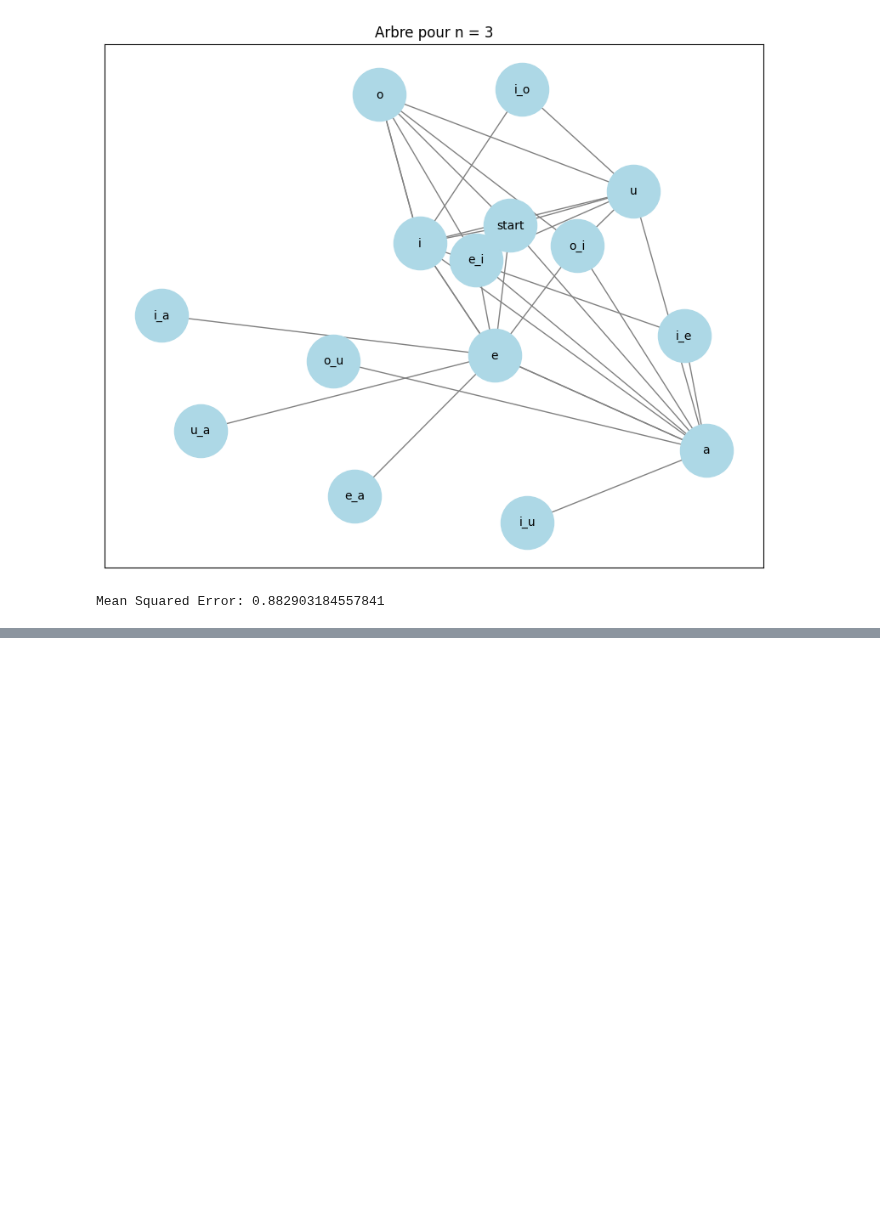
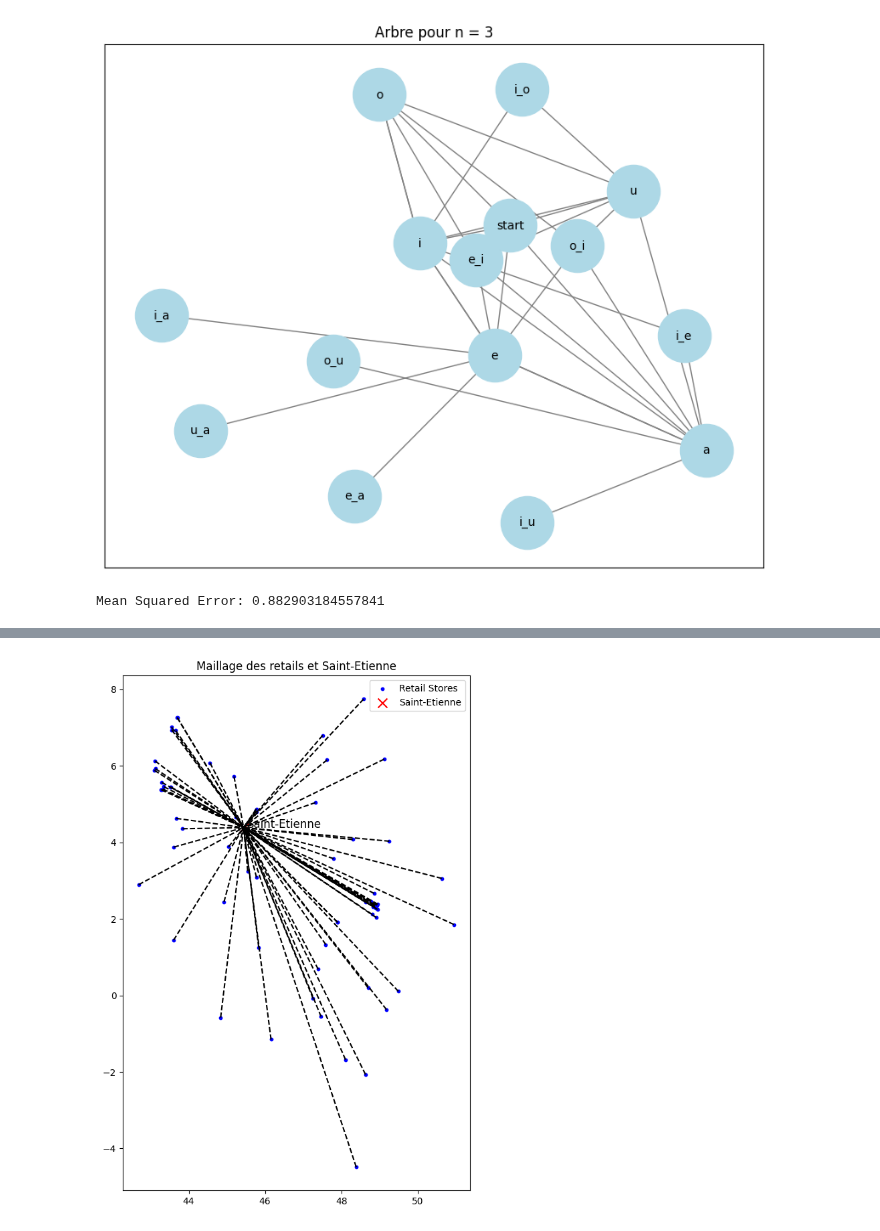
Before and after one commit to louislhotte/Manim-animation, a Jupyter notebook: main.ipynb, the cells around one changed output, grey strips where cells are left out. Drawn from its saved outputs; the diff is of its cells as text; code cells hidden in the pictures; blank space fills up the shorter version.

```diff
--- a/main.ipynb
+++ b/main.ipynb
@@ -175,0 +284,74 @@ Mean Squared Error: 0.882903184557841
+# %%
+# Modifying the code to only show Saint-Etienne as the production site, with a label for Saint-Etienne
+
+import geopandas as gpd
+import pandas as pd
+from shapely.geometry import Point
+from scipy.spatial import KDTree
+import matplotlib.pyplot as plt
+
+retail_stores = [
+    "Levallois", "Evry", "Hyeres", "Marseille 3", "Saumur", "Lyon 2", "Metz", "Vesoul", "Tours",
+    "Strasbourg", "Lyon 3", "Aix en provence 1", "Toulon", "Marseille 13", "Aurillac", "Paris 14",
+    "Saint-denis", "Issoire", "Montbéliard", "Villeurbanne", "Nice", "Aubagne", "Marne la vallée",
+    "Perpignan", "Lille", "Orléans 1", "Nice 2", "Limoges", "Gap", "Nïmes", "Avignon", "Toulouse",
+    "Grasse", "Saint-Etienne", "Le puy en velais", "Calais", "Paris 19", "Aix en provence 2",
+    "Annonay", "Nanterre", "Evreux", "Bordeaux", "Montpellier", "Chambourcy", "La Rochelle",
+    "Ecully", "Paris 12", "Dijon", "La Seyne sur mer", "Lyon 4", "Auxerre", "Stains", "Orléans 2",
+    "Clermont-Ferrand", "Caen", "Creteil", "Brest", "Marseille 2", "Angers", "Grenoble", "Troyes",
+    "Marseille 7", "Arles", "Argenteuil", "Reims", "Le Havre", "Paris 17", "Dinart", "Blois",
+    "Rennes", "Versailles", "Mandelieue"
+]
+
+production_sites = ["Saint-Etienne"]
+
+retail_df = pd.DataFrame(retail_stores, columns=["City"])
+production_df = pd.DataFrame(production_sites, columns=["City"])
+
+retail_coords = [
+    (48.893, 2.288), (48.629, 2.441), (43.120, 6.128), (43.322, 5.396), (47.259, -0.081),
+    (45.760, 4.836), (49.120, 6.175), (47.625, 6.155), (47.394, 0.684), (48.584, 7.748),
+    (45.757, 4.834), (43.529, 5.448), (43.125, 5.929), (43.351, 5.455), (44.926, 2.444),
+    (48.835, 2.322), (48.935, 2.359), (45.547, 3.249), (47.511, 6.799), (45.771, 4.877),
+    (43.703, 7.256), (43.295, 5.568), (48.857, 2.668), (42.688, 2.894), (50.631, 3.059),
+    (47.902, 1.909), (43.699, 7.269), (45.835, 1.257), (44.558, 6.079), (43.838, 4.357),
+    (43.604, 1.444), (43.659, 6.923), (45.439, 4.387), (45.043, 3.882), (50.949, 1.854),
+    (48.876, 2.363), (43.521, 5.446), (45.236, 4.666), (48.700, 0.201), (44.837, -0.579),
+    (43.611, 3.877), (48.918, 2.033), (46.158, -1.151), (45.771, 4.804), (48.853, 2.373),
+    (47.322, 5.041), (43.102, 5.884), (45.767, 4.828), (47.798, 3.574), (48.953, 2.385),
+    (47.902, 1.909), (45.777, 3.085), (49.182, -0.369), (48.777, 2.453), (48.390, -4.486),
+    (43.280, 5.376), (47.469, -0.554), (45.188, 5.722), (48.297, 4.074), (43.287, 5.378),
+    (43.673, 4.628), (48.947, 2.248), (49.258, 4.031), (49.494, 0.107), (48.884, 2.329),
+    (48.632, -2.065), (47.593, 1.329), (48.109, -1.678), (48.804, 2.120), (43.557, 6.938)
+]
+
+production_coords = [(45.439, 4.387)]
+
+extra_coords = [(48.856, 2.352), (43.550, 7.017)]
+
+retail_coords += extra_coords
+
+retail_df['Coordinates'] = retail_coords
+
+retail_gdf = gpd.GeoDataFrame(retail_df, geometry=[Point(xy) for xy in retail_coords], crs="EPSG:4326")
+production_gdf = gpd.GeoDataFrame(production_df, geometry=[Point(xy) for xy in production_coords], crs="EPSG:4326")
+
+tree = KDTree(production_coords)
+distances, indices = tree.query(retail_coords)
+
+fig, ax = plt.subplots(figsize=(10, 10))
+base = retail_gdf.plot(ax=ax, color='blue', marker='o', markersize=10, label='Retail Stores')
+production_gdf.plot(ax=ax, color='red', marker='x', markersize=100, label='Saint-Etienne')
+
+for i, retail_point in enumerate(retail_gdf.geometry):
+    nearest_production_point = production_gdf.geometry.iloc[indices[i]]
+    ax.plot([retail_point.x, nearest_production_point.x], [retail_point.y, nearest_production_point.y], color="black", linestyle="--")
+
+for x, y, label in zip(production_gdf.geometry.x, production_gdf.geometry.y, production_df['City']):
+    ax.text(x + 0.1, y, label, fontsize=12)
+
+plt.title("Maillage des retails et Saint-Etienne")
+plt.legend()
+plt.show()
+# %% [output]
+[figure, added]
```
Also changed, not shown: parts of 3 cells of this notebook.
